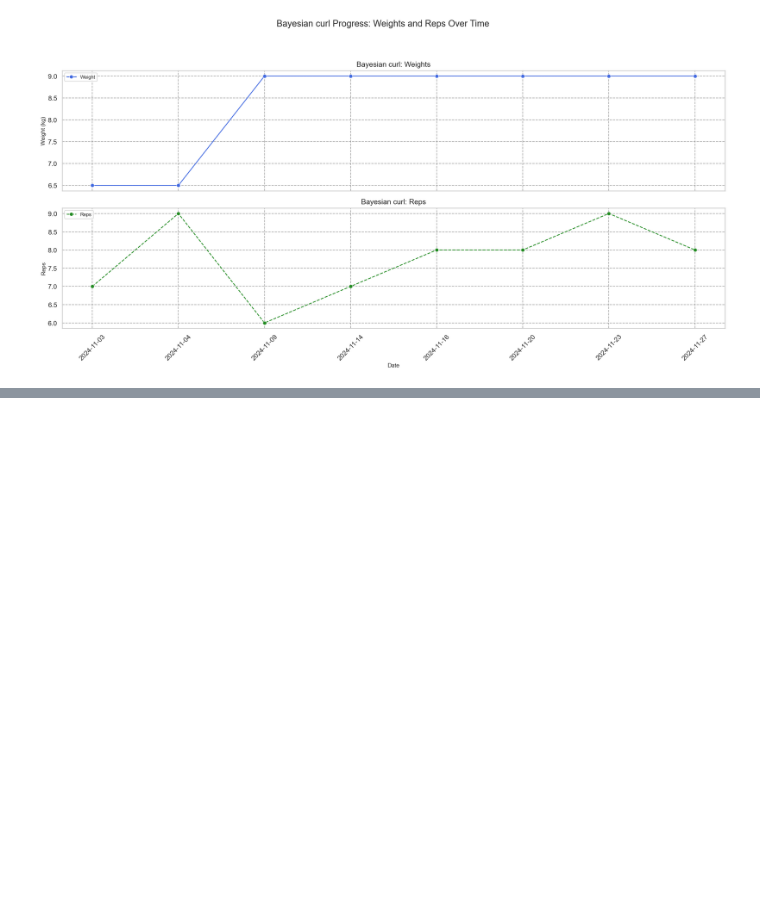
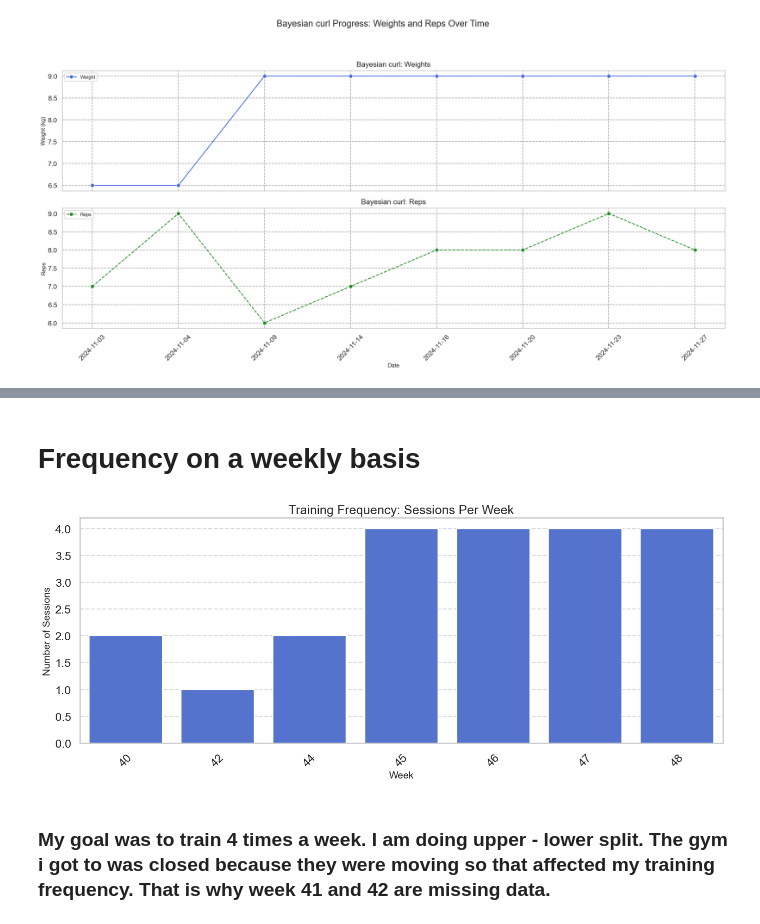
Before and after one commit to eeturonkko/minicut_analysis, a Jupyter notebook: Fall_mini_cut.ipynb, the cells around one changed output, grey strips where cells are left out. Saved outputs shown, nothing was run; the diff lists cells and outputs as text; code cells hidden in the pictures; blank space fills up the shorter version.

```diff
--- a/Fall_mini_cut.ipynb
+++ b/Fall_mini_cut.ipynb
@@ -73,0 +86,25 @@ for exercise_df, exercise_name in exercise_dfs:
+# %% [markdown]
+# Frequency on a weekly basis
+# %%
+df["date"] = pd.to_datetime(df["date"])
+
+df["week"] = df["date"].dt.isocalendar().week
+
+sessions_per_week = df.groupby("week")["date"].nunique().reset_index()
+sessions_per_week.rename(columns={"date": "sessions_per_week"}, inplace=True)
+
+sns.set_theme(style="whitegrid", context="talk")
+
+plt.figure(figsize=(14, 6))
+sns.barplot(data=sessions_per_week, x="week", y="sessions_per_week", color="royalblue")
+plt.title("Training Frequency: Sessions Per Week", fontsize=18)
+plt.xlabel("Week", fontsize=14)
+plt.ylabel("Number of Sessions", fontsize=14)
+plt.xticks(rotation=45)
+plt.grid(visible=True, axis="y", linestyle="--", alpha=0.7)
+plt.tight_layout()
+plt.show()
+# %% [output]
+[figure, added]
+# %% [markdown]
+### My goal was to train 4 times a week. I am doing upper - lower split. The gym i got to was closed because they were moving so that affected my training frequency. That is why week 41 and 42 are missing data.
```
Also changed, not shown: parts of 4 cells of this notebook, 1 other file.
